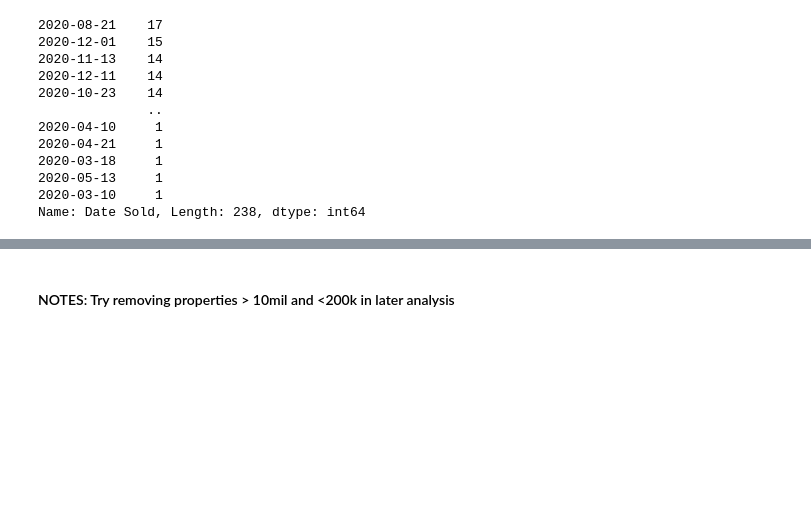
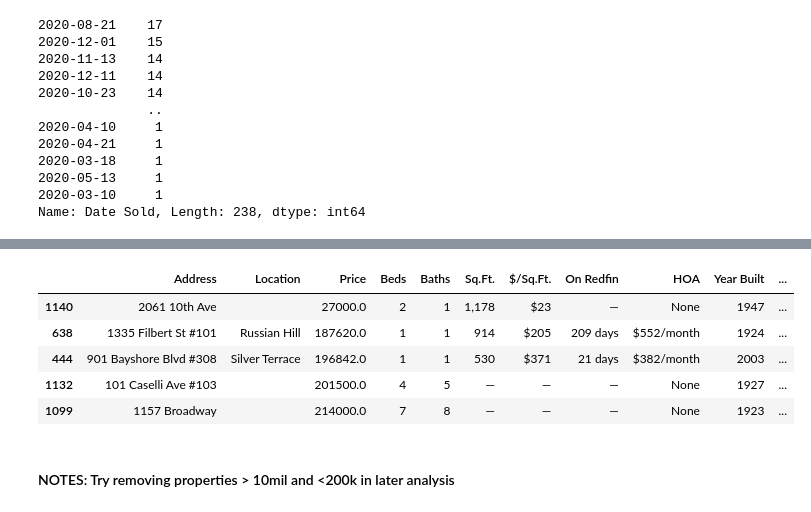
Before and after one commit to sarazong/Predicting_SF_Housing_Price, a Jupyter notebook: MetisP2_cleaning_EDA1.ipynb, the cells around one changed output, grey strips where cells are left out. Drawn from its saved outputs; the diff is of its cells as text; code cells hidden in the pictures; blank space fills up the shorter version.

```diff
--- a/MetisP2_cleaning_EDA1.ipynb
+++ b/MetisP2_cleaning_EDA1.ipynb
@@ -161,3 +136,15 @@ df[df["Price"] < 500000].sort_values("Price")
+# %%
+# df[df["Price"] < 500000].sort_values("Price")
+
+# to make notebook display less cluttered
+df[df["Price"] < 500000].sort_values("Price").head()
+# %% [output]
+|  | Address | Location | Price | Beds | Baths | Sq.Ft. | $/Sq.Ft. | On Redfin | HOA | Year Built | ... |
+| 1140 | 2061 10th Ave |  | 27000.0 | 2 | 1 | 1,178 | $23 | — | None | 1947 | ... |
+| 638 | 1335 Filbert St #101 | Russian Hill | 187620.0 | 1 | 1 | 914 | $205 | 209 days | $552/month | 1924 | ... |
+| 444 | 901 Bayshore Blvd #308 | Silver Terrace | 196842.0 | 1 | 1 | 530 | $371 | 21 days | $382/month | 2003 | ... |
+| 1132 | 101 Caselli Ave #103 |  | 201500.0 | 4 | 5 | — | — | — | None | 1927 | ... |
+| 1099 | 1157 Broadway |  | 214000.0 | 7 | 8 | — | — | — | None | 1923 | ... |
 # %% [markdown]
 #### NOTES: Try removing properties > 10mil and <200k in later analysis
 # %%
```
Also changed, not shown: parts of 47 cells of this notebook, 3 other files.
